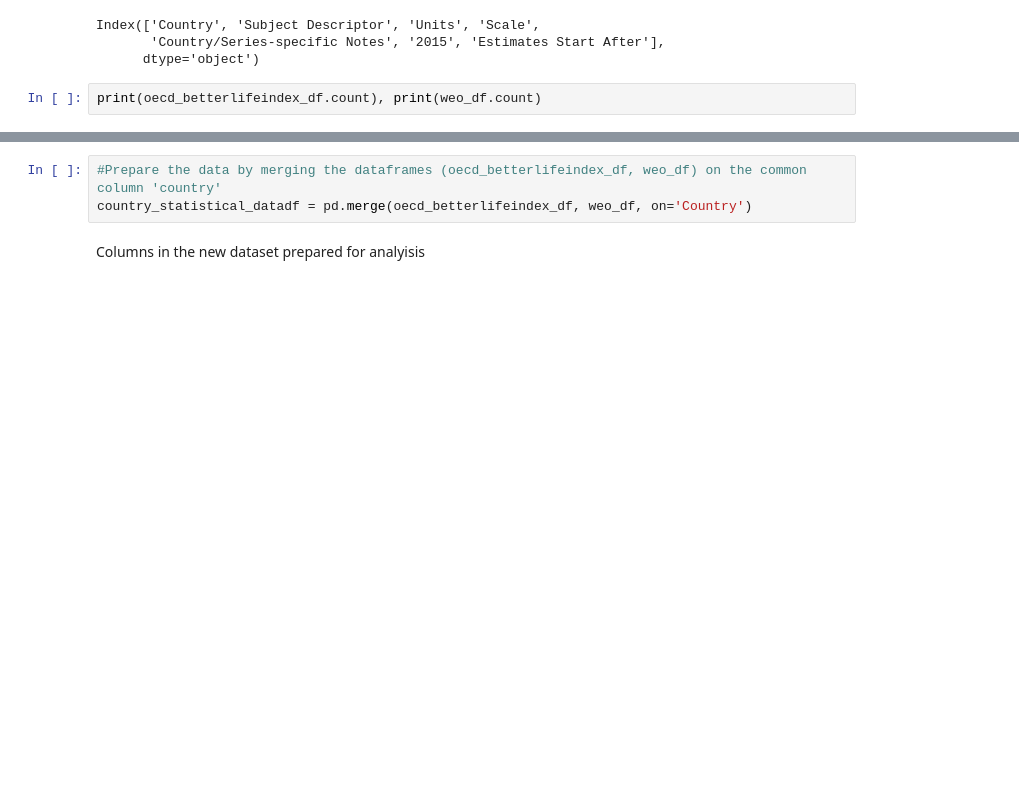
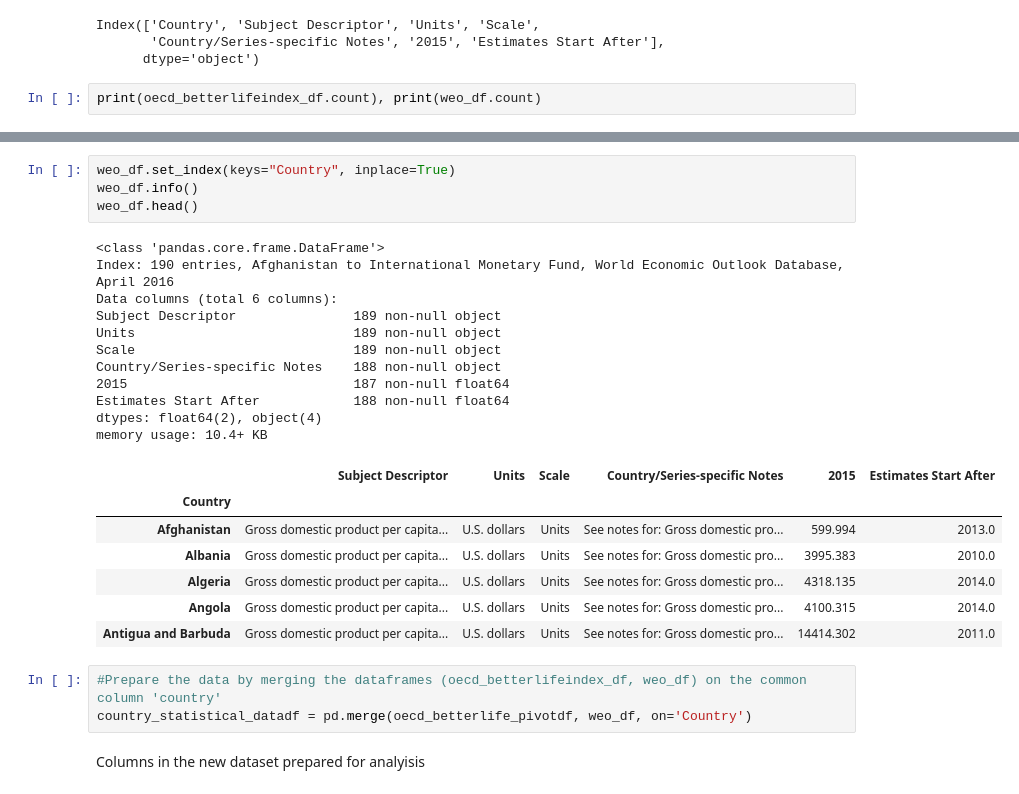
Before and after one commit to amrit1210/MachineLearning-notebooks, a Jupyter notebook: Task 1/Linear_Regression_Model_trained_to_predict_life_satisfaction_score_based_on_gdp_values_of_countries_.ipynb, the cells around one changed output, grey strips where cells are left out. Cells and saved outputs as stored; diff of their text form; blank space fills up the shorter version.

```diff
--- a/Task 1/Linear_Regression_Model_trained_to_predict_life_satisfaction_score_based_on_gdp_values_of_countries_.ipynb
+++ b/Task 1/Linear_Regression_Model_trained_to_predict_life_satisfaction_score_based_on_gdp_values_of_countries_.ipynb
@@ -33,6 +97,29 @@ print(oecd_betterlifeindex_df.count), print(weo_df.count)
+# %%
+weo_df.set_index(keys="Country", inplace=True)
+weo_df.info()
+weo_df.head()
+# %% [output]
+<class 'pandas.core.frame.DataFrame'>
+Index: 190 entries, Afghanistan to International Monetary Fund, World Economic Outlook Database, April 2016
+Data columns (total 6 columns):
+Subject Descriptor               189 non-null object
+Units                            189 non-null object
+Scale                            189 non-null object
+Country/Series-specific Notes    188 non-null object
+2015                             187 non-null float64
+Estimates Start After            188 non-null float64
+dtypes: float64(2), object(4)
+memory usage: 10.4+ KB
+|  | Subject Descriptor | Units | Scale | Country/Series-specific Notes | 2015 | Estimates Start After |
+| Country |  |  |  |  |  |  |
+| Afghanistan | Gross domestic product per capita... | U.S. dollars | Units | See notes for: Gross domestic pro... | 599.994 | 2013.0 |
+| Albania | Gross domestic product per capita... | U.S. dollars | Units | See notes for: Gross domestic pro... | 3995.383 | 2010.0 |
+| Algeria | Gross domestic product per capita... | U.S. dollars | Units | See notes for: Gross domestic pro... | 4318.135 | 2014.0 |
+| Angola | Gross domestic product per capita... | U.S. dollars | Units | See notes for: Gross domestic pro... | 4100.315 | 2014.0 |
+| Antigua and Barbuda | Gross domestic product per capita... | U.S. dollars | Units | See notes for: Gross domestic pro... | 14414.302 | 2011.0 |
 # %%
 #Prepare the data by merging the dataframes (oecd_betterlifeindex_df, weo_df) on the common column 'country'
-country_statistical_datadf = pd.merge(oecd_betterlifeindex_df, weo_df, on='Country')
+country_statistical_datadf = pd.merge(oecd_betterlife_pivotdf, weo_df, on='Country')
 # %% [markdown]
 Columns in the new dataset prepared for analyisis
 # %%
```
Also changed, not shown: parts of 11 cells of this notebook.
